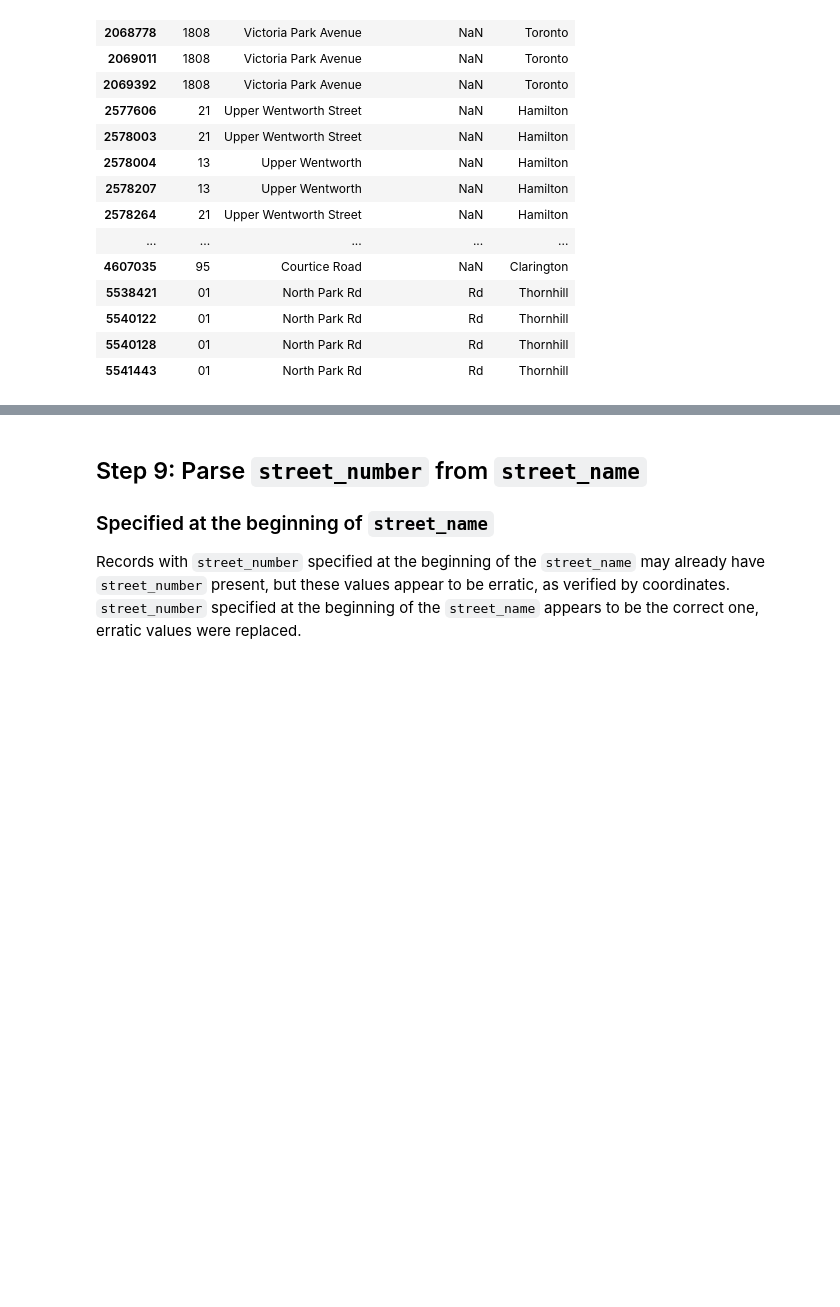
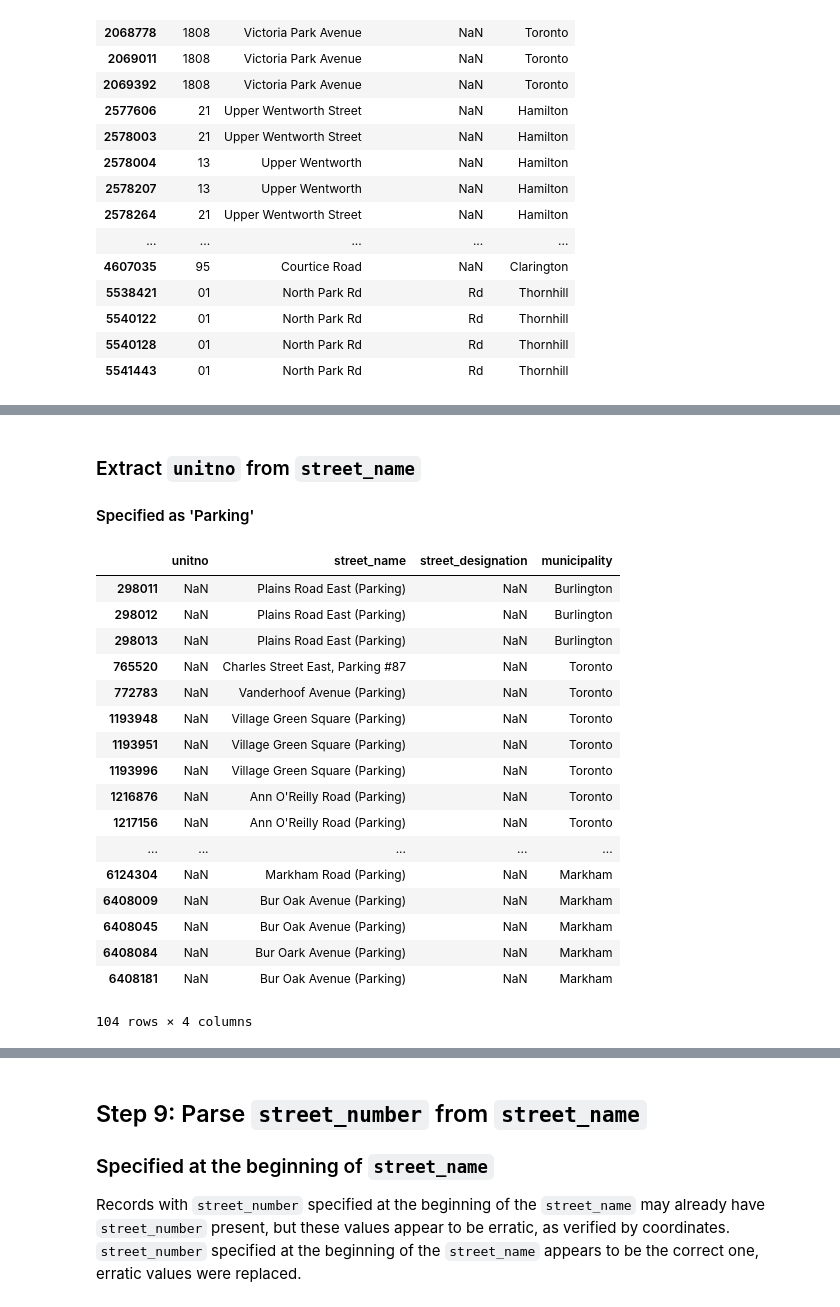
Before and after one commit to stepan-o/geo, a Jupyter notebook: notebooks/2.scrub/2.2_teranet_consistency.ipynb, the cells around one changed output, grey strips where cells are left out. Drawn from its saved outputs; the diff is of its cells as text; code cells hidden in the pictures; blank space fills up the shorter version.

```diff
--- a/notebooks/2.scrub/2.2_teranet_consistency.ipynb
+++ b/notebooks/2.scrub/2.2_teranet_consistency.ipynb
@@ -587,0 +613,26 @@ df.loc[mask1 & ~mask2, ['unitno', 'street_name', 'street_designation', 'municipa
+# %% [markdown]
+### Extract `unitno` from `street_name`
+#### Specified as 'Parking'
+# %%
+mask1 = df['street_name'].str.contains('Parking', na=False, case=False)
+mask2 = df['street_name'].str.contains('Parkington', na=False, case=False)
+df.loc[mask1 & ~mask2, ['unitno', 'street_name', 'street_designation', 'municipality']]
+# %% [output]
+|  | unitno | street_name | street_designation | municipality |
+| 298011 | NaN | Plains Road East (Parking) | NaN | Burlington |
+| 298012 | NaN | Plains Road East (Parking) | NaN | Burlington |
+| 298013 | NaN | Plains Road East (Parking) | NaN | Burlington |
+| 765520 | NaN | Charles Street East, Parking #87 | NaN | Toronto |
+| 772783 | NaN | Vanderhoof Avenue (Parking) | NaN | Toronto |
+| 1193948 | NaN | Village Green Square (Parking) | NaN | Toronto |
+| 1193951 | NaN | Village Green Square (Parking) | NaN | Toronto |
+| 1193996 | NaN | Village Green Square (Parking) | NaN | Toronto |
+| 1216876 | NaN | Ann O'Reilly Road (Parking) | NaN | Toronto |
+| 1217156 | NaN | Ann O'Reilly Road (Parking) | NaN | Toronto |
+| ... | ... | ... | ... | ... |
+| 6124304 | NaN | Markham Road (Parking) | NaN | Markham |
+| 6408009 | NaN | Bur Oak Avenue (Parking) | NaN | Markham |
+| 6408045 | NaN | Bur Oak Avenue (Parking) | NaN | Markham |
+| 6408084 | NaN | Bur Oark Avenue (Parking) | NaN | Markham |
+| 6408181 | NaN | Bur Oak Avenue (Parking) | NaN | Markham |
+104 rows × 4 columns
```
Also changed, not shown: parts of 88 cells of this notebook.
